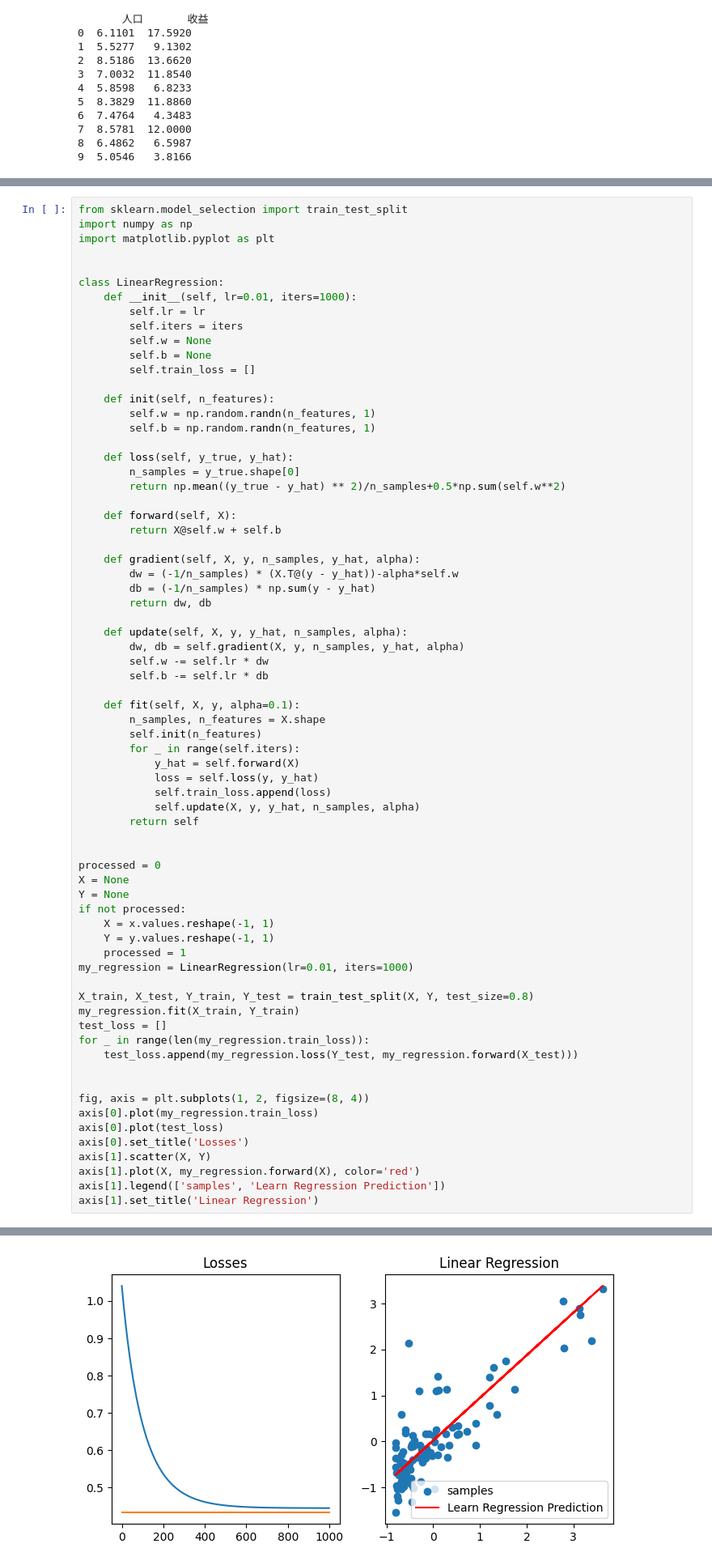
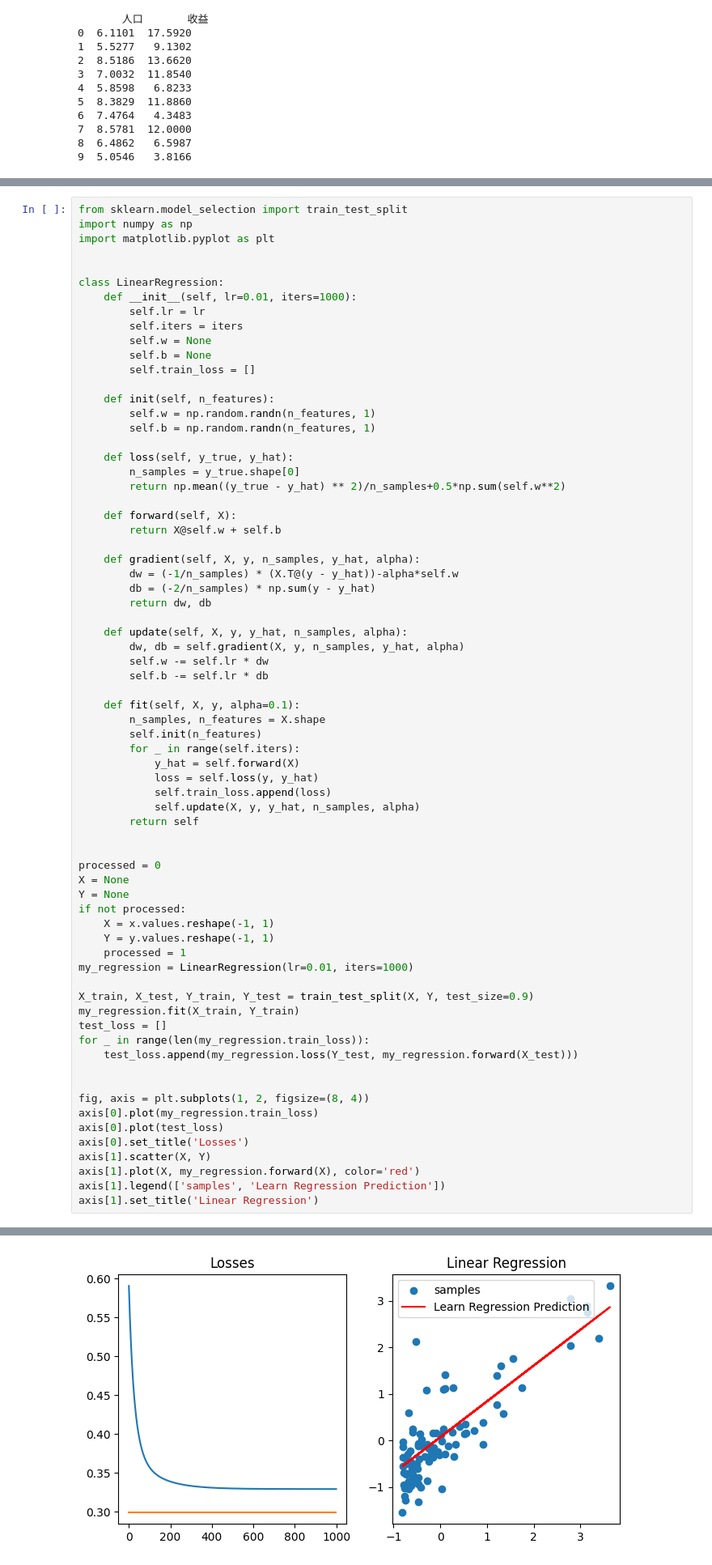
Before and after one commit to roseee-e/ML-homework, a Jupyter notebook: 第三次作业/张丁文_2200170271.ipynb, the cells around one changed output, grey strips where cells are left out. Shown at 81% size. Cells and saved outputs as stored; diff of their text form.

```diff
--- a/第三次作业/张丁文_2200170271.ipynb
+++ b/第三次作业/张丁文_2200170271.ipynb
@@ -144,7 +144,7 @@ class LinearRegression:
 
     def gradient(self, X, y, n_samples, y_hat, alpha):
         dw = (-1/n_samples) * (X.T@(y - y_hat))-alpha*self.w
-        db = (-1/n_samples) * np.sum(y - y_hat)
+        db = (-2/n_samples) * np.sum(y - y_hat)
         return dw, db
 
     def update(self, X, y, y_hat, n_samples, alpha):
@@ -161,35 +161,35 @@ class LinearRegression:
             self.train_loss.append(loss)
             self.update(X, y, y_hat, n_samples, alpha)
         return self
 
 
 processed = 0
 X = None
 Y = None
 if not processed:
     X = x.values.reshape(-1, 1)
     Y = y.values.reshape(-1, 1)
     processed = 1
 my_regression = LinearRegression(lr=0.01, iters=1000)
 
-X_train, X_test, Y_train, Y_test = train_test_split(X, Y, test_size=0.8)
+X_train, X_test, Y_train, Y_test = train_test_split(X, Y, test_size=0.9)
 my_regression.fit(X_train, Y_train)
 test_loss = []
 for _ in range(len(my_regression.train_loss)):
     test_loss.append(my_regression.loss(Y_test, my_regression.forward(X_test)))
 
 
 fig, axis = plt.subplots(1, 2, figsize=(8, 4))
 axis[0].plot(my_regression.train_loss)
 axis[0].plot(test_loss)
 axis[0].set_title('Losses')
 axis[1].scatter(X, Y)
 axis[1].plot(X, my_regression.forward(X), color='red')
 axis[1].legend(['samples', 'Learn Regression Prediction'])
 axis[1].set_title('Linear Regression')
 # %% [output]
 Text(0.5, 1.0, 'Linear Regression')
-[figure, old version]
+[figure, new version]
 # %%
 # least square fitting
 import sklearn.linear_model
```
Also changed, not shown: parts of 1 cell of this notebook.
